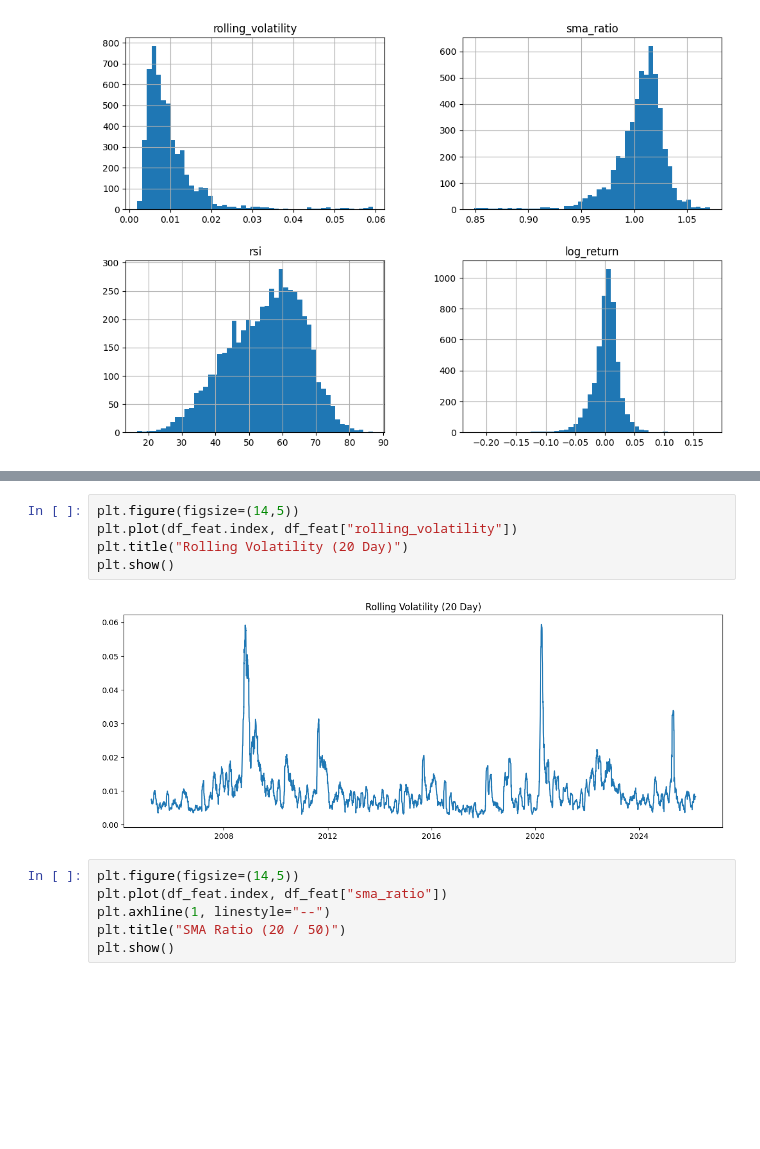
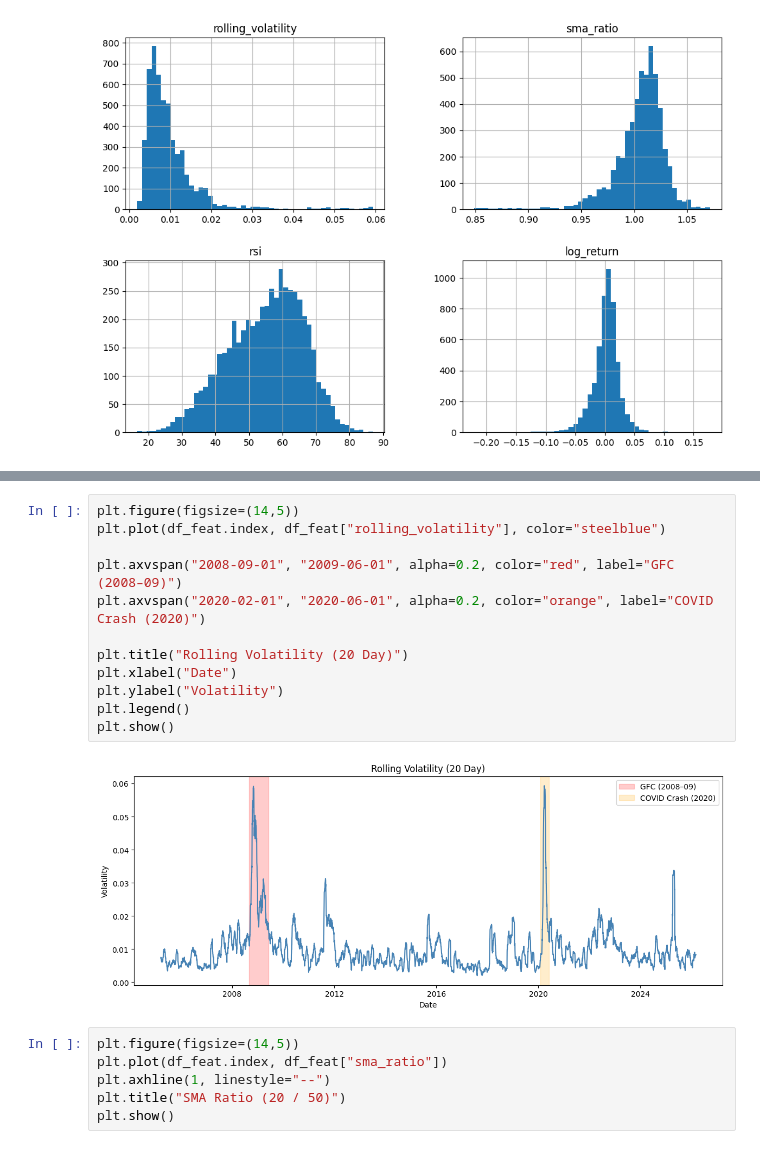
Before and after one commit to DishaPatel9854/market-regime-detection, a Jupyter notebook: notebooks/01_eda_preprocessing.ipynb, the cells around one changed output, grey strips where cells are left out. Saved outputs shown, nothing was run; the diff lists cells and outputs as text; blank space fills up the shorter version.

```diff
--- a/notebooks/01_eda_preprocessing.ipynb
+++ b/notebooks/01_eda_preprocessing.ipynb
@@ -112,10 +141,17 @@ plt.show()
 # %%
 plt.figure(figsize=(14,5))
-plt.plot(df_feat.index, df_feat["rolling_volatility"])
+plt.plot(df_feat.index, df_feat["rolling_volatility"], color="steelblue")
+
+plt.axvspan("2008-09-01", "2009-06-01", alpha=0.2, color="red", label="GFC (2008–09)")
+plt.axvspan("2020-02-01", "2020-06-01", alpha=0.2, color="orange", label="COVID Crash (2020)")
+
 plt.title("Rolling Volatility (20 Day)")
+plt.xlabel("Date")
+plt.ylabel("Volatility")
+plt.legend()
 plt.show()
 # %% [output]
-[figure, old version]
+[figure, new version]
 # %%
 plt.figure(figsize=(14,5))
 plt.plot(df_feat.index, df_feat["sma_ratio"])
```
Also changed, not shown: parts of 5 cells of this notebook.
